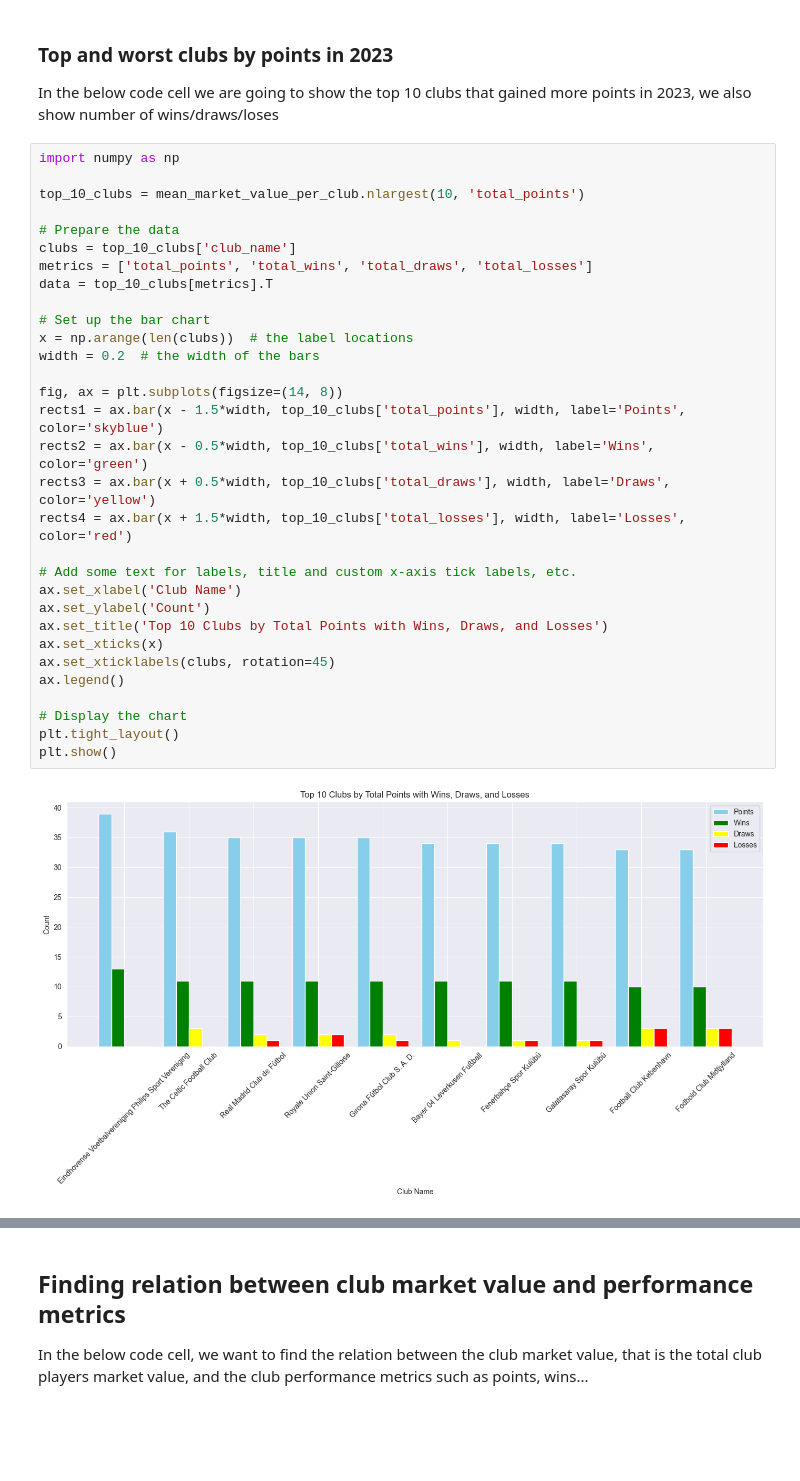
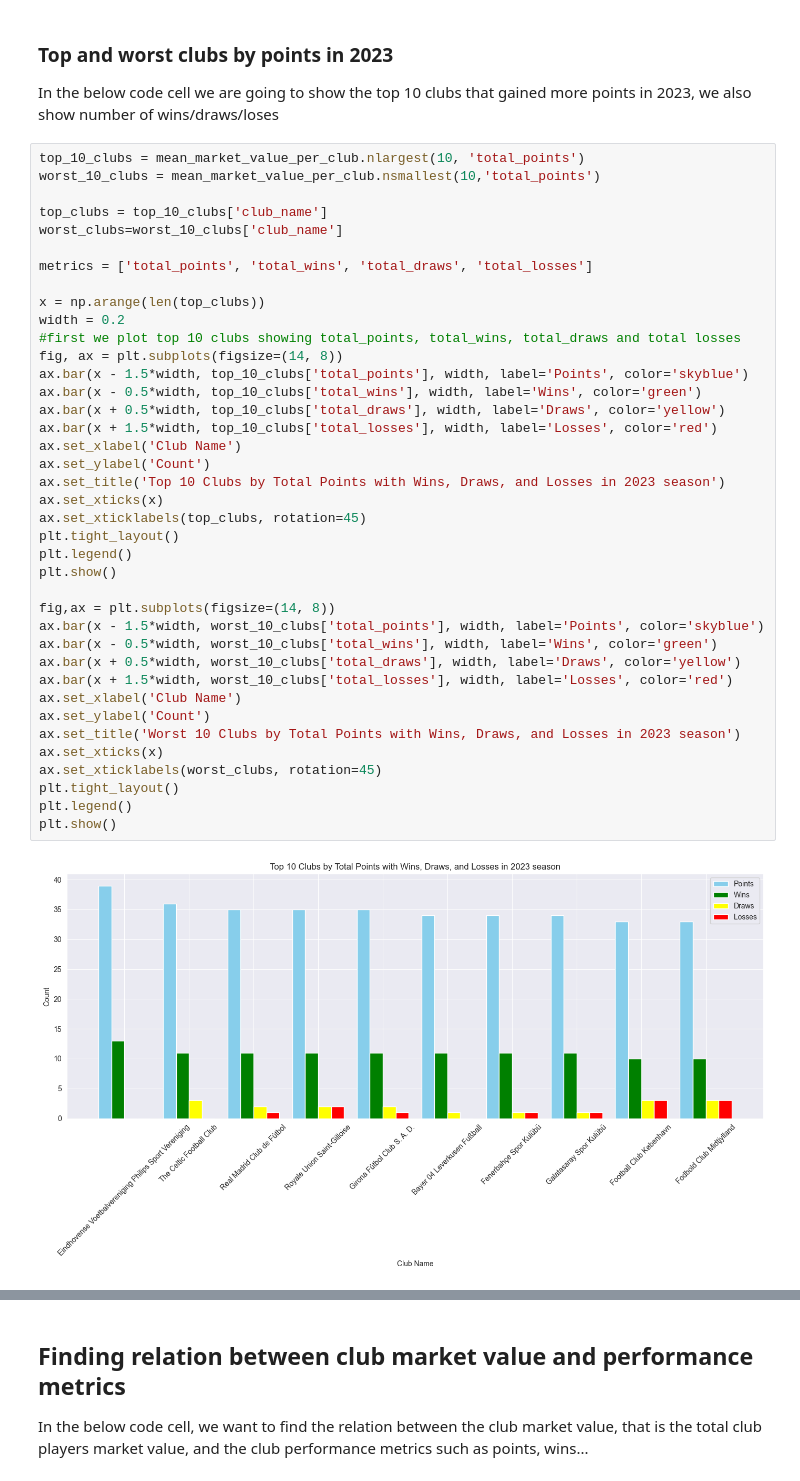
Before and after one commit to BonincontroL/IumTweb_project, a Jupyter notebook: solution/DataAnalysis/JupyterNotebooks/clubvalue_vs_performance.ipynb, the cells around one changed output, grey strips where cells are left out. Saved outputs shown, nothing was run; the diff lists cells and outputs as text; blank space fills up the shorter version.

```diff
--- a/solution/DataAnalysis/JupyterNotebooks/clubvalue_vs_performance.ipynb
+++ b/solution/DataAnalysis/JupyterNotebooks/clubvalue_vs_performance.ipynb
@@ -335,35 +331,43 @@ mean_market_value_per_club
 In the below code cell we are going to show the top 10 clubs that gained more points in 2023,
 we also show number of wins/draws/loses
 # %%
-import numpy as np
+top_10_clubs = mean_market_value_per_club.nlargest(10, 'total_points')
+worst_10_clubs = mean_market_value_per_club.nsmallest(10,'total_points')
 
-top_10_clubs = mean_market_value_per_club.nlargest(10, 'total_points')
+top_clubs = top_10_clubs['club_name']
+worst_clubs=worst_10_clubs['club_name']
 
-# Prepare the data
-clubs = top_10_clubs['club_name']
 metrics = ['total_points', 'total_wins', 'total_draws', 'total_losses']
-data = top_10_clubs[metrics].T
 
-# Set up the bar chart
-x = np.arange(len(clubs))  # the label locations
-width = 0.2  # the width of the bars
-
+x = np.arange(len(top_clubs))
+width = 0.2
+#first we plot top 10 clubs showing total_points, total_wins, total_draws and total losses
 fig, ax = plt.subplots(figsize=(14, 8))
-rects1 = ax.bar(x - 1.5*width, top_10_clubs['total_points'], width, label='Points', color='skyblue')
-rects2 = ax.bar(x - 0.5*width, top_10_clubs['total_wins'], width, label='Wins', color='green')
-rects3 = ax.bar(x + 0.5*width, top_10_clubs['total_draws'], width, label='Draws', color='yellow')
-rects4 = ax.bar(x + 1.5*width, top_10_clubs['total_losses'], width, label='Losses', color='red')
-
-# Add some text for labels, title and custom x-axis tick labels, etc.
+ax.bar(x - 1.5*width, top_10_clubs['total_points'], width, label='Points', color='skyblue')
+ax.bar(x - 0.5*width, top_10_clubs['total_wins'], width, label='Wins', color='green')
+ax.bar(x + 0.5*width, top_10_clubs['total_draws'], width, label='Draws', color='yellow')
+ax.bar(x + 1.5*width, top_10_clubs['total_losses'], width, label='Losses', color='red')
 ax.set_xlabel('Club Name')
 ax.set_ylabel('Count')
-ax.set_title('Top 10 Clubs by Total Points with Wins, Draws, and Losses')
+ax.set_title('Top 10 Clubs by Total Points with Wins, Draws, and Losses in 2023 season')
 ax.set_xticks(x)
-ax.set_xticklabels(clubs, rotation=45)
-ax.legend()
+ax.set_xticklabels(top_clubs, rotation=45)
+plt.tight_layout()
+plt.legend()
+plt.show()
 
-# Display the chart
+fig,ax = plt.subplots(figsize=(14, 8))
+ax.bar(x - 1.5*width, worst_10_clubs['total_points'], width, label='Points', color='skyblue')
+ax.bar(x - 0.5*width, worst_10_clubs['total_wins'], width, label='Wins', color='green')
+ax.bar(x + 0.5*width, worst_10_clubs['total_draws'], width, label='Draws', color='yellow')
+ax.bar(x + 1.5*width, worst_10_clubs['total_losses'], width, label='Losses', color='red')
+ax.set_xlabel('Club Name')
+ax.set_ylabel('Count')
+ax.set_title('Worst 10 Clubs by Total Points with Wins, Draws, and Losses in 2023 season')
+ax.set_xticks(x)
+ax.set_xticklabels(worst_clubs, rotation=45)
 plt.tight_layout()
+plt.legend()
 plt.show()
 # %% [output]
-[figure, old version]
+[figure, new version]
```
Also changed, not shown: parts of 32 cells of this notebook, 5 other files.
